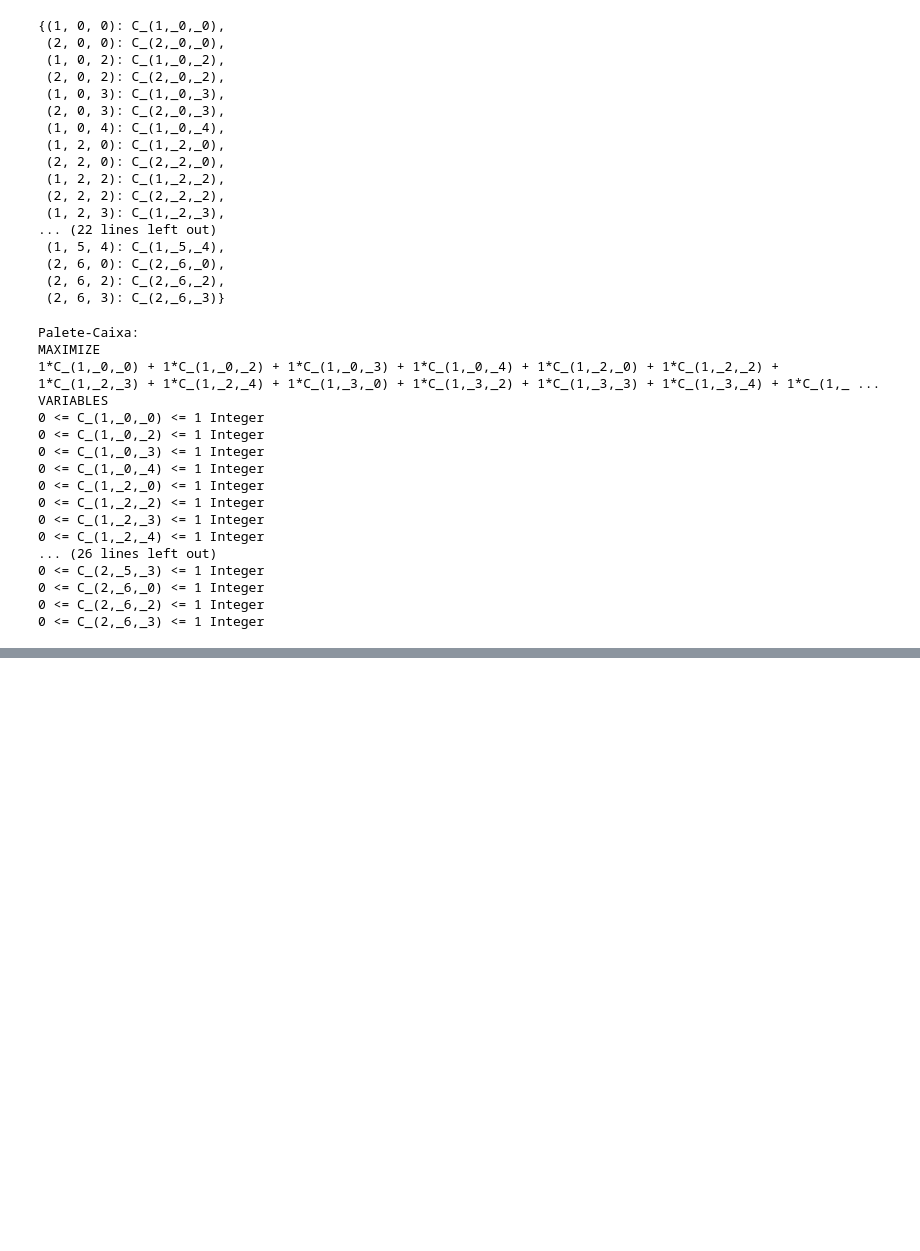
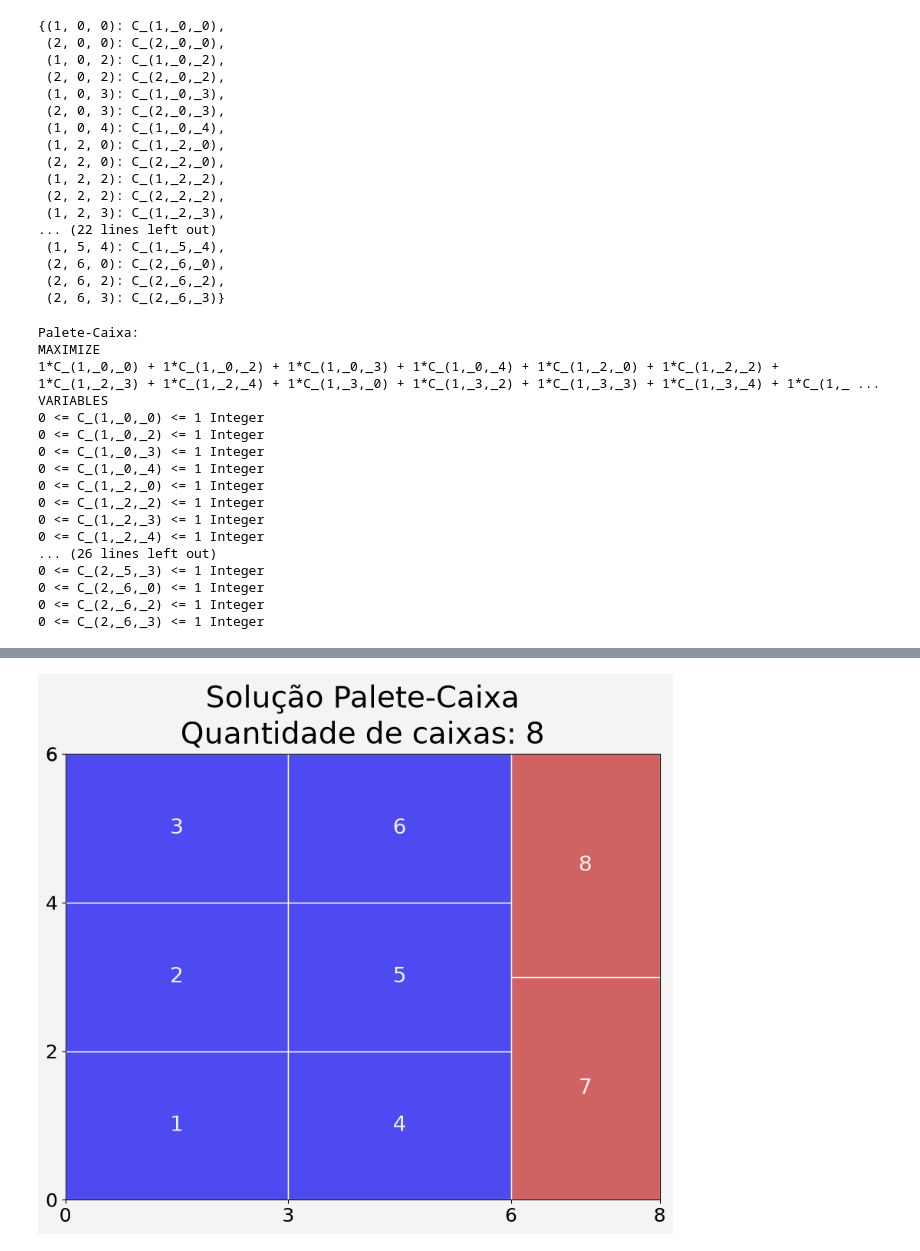
Before and after one commit to FeAlmassy/palete_caixa, a Jupyter notebook: palete_caixa_aula.ipynb, the cells around one changed output, grey strips where cells are left out. Cells and saved outputs as stored; diff of their text form; code cells hidden in the pictures; blank space fills up the shorter version.

```diff
--- a/palete_caixa_aula.ipynb
+++ b/palete_caixa_aula.ipynb
@@ -268,0 +344,3 @@ VARIABLES
+# %%
+qtd_maxima_caixas = (L * W) // (l_um * w_um)
+print(qtd_maxima_caixas)
@@ -268,0 +349,3 @@ VARIABLES
+# %%
+prob += sum(dict_variaveis.values()) <= qtd_maxima_caixas, "Restricao_2.0"
+display(prob)
@@ -268,0 +419,5 @@ VARIABLES
+# %%
+dict_traducao = \
+    dict(zip(dict_variaveis.values(),
+            dict_variaveis.keys()))
+display(dict_traducao)
@@ -268,0 +442,8 @@ VARIABLES
+# %%
+variaveis_organizadas = []
+for variavel in prob.variables():
+    # print(variavel.name, variavel.varValue)
+    if variavel.varValue > 0:
+        var_traduzida = dict_traducao[variavel]
+        variaveis_organizadas.append(var_traduzida)
+display(variaveis_organizadas)
@@ -268,0 +459,40 @@ VARIABLES
+# %%
+fig, ax = plt.subplots(figsize=(10, 10))
+fig.set_facecolor('#f4f4f4')
+
+a = plt.gca()
+a.set_xticks(list(range(0, L + 1, l_um)) + [L])
+a.set_yticks(list(range(0, W + 1, w_um)) + [W])
+a.set_xticklabels(a.get_xticks())
+a.set_yticklabels(a.get_yticks())
+
+qtd_caixas = len(variaveis_organizadas)
+for indice_caixa, variavel_organizada in enumerate(variaveis_organizadas, 1):
+    i, p, q = variavel_organizada
+
+    ax.add_patch(plt.Rectangle(xy=(p, q),
+                               width=ls[i - 1],
+                               height=ws[i - 1],
+                               facecolor="#4e4af1" if i == 1 else "#d16262",
+                               edgecolor="white", lw=1,
+                               alpha=1,))
+
+    plt.text(x=p + ls[i - 1] / 2,
+             y=q + ws[i - 1] / 2,
+             s=f"{indice_caixa}",
+             fontsize=20,
+             color="#f4f4f4",
+             ha="center",
+             va="center")
+
+ax.set_title(f"Solução Palete-Caixa\nQuantidade de caixas: {qtd_caixas}",
+                fontsize=28)
+
+ax.set_xlim(0, L)
+ax.set_ylim(0, W)
+ax.set_aspect("equal")
+
+ax.xaxis.set_tick_params(labelsize=18)
+ax.yaxis.set_tick_params(labelsize=18)
+# %% [output]
+[figure, added]
```
Also changed, not shown: parts of 23 cells of this notebook, 1 other file.
